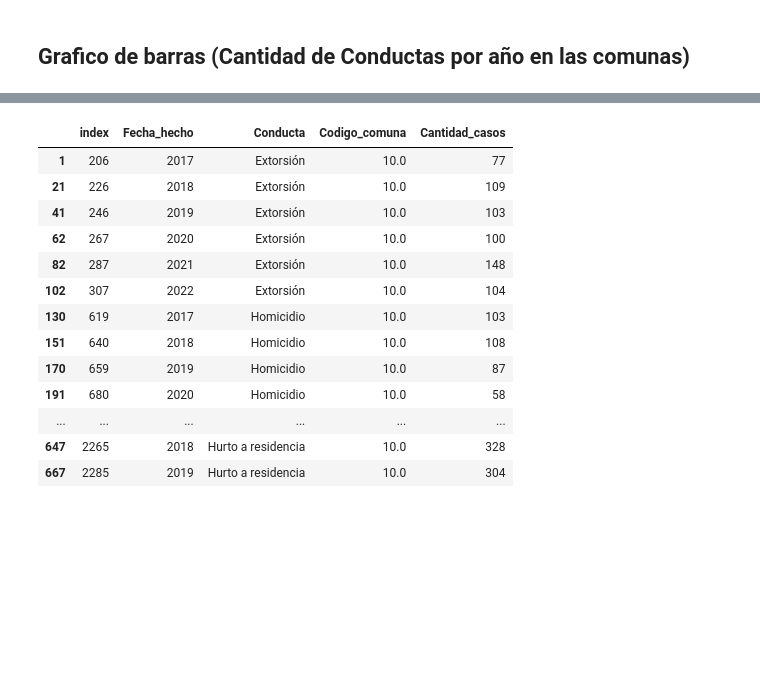
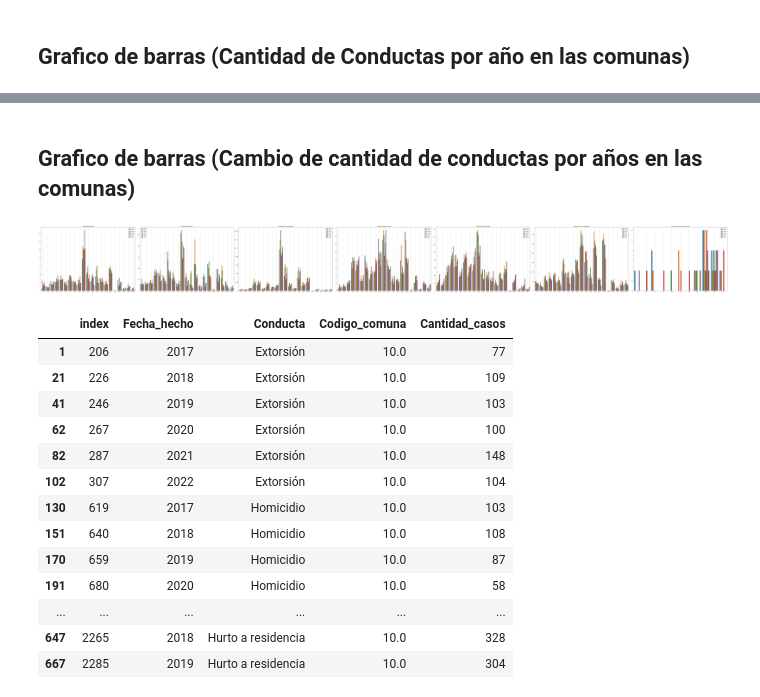
Before and after one commit to DanielNietoMora8/Hackaton_IUPB_eq05, a Jupyter notebook: CodeDatosHurtos.ipynb, the cells around one changed output, grey strips where cells are left out. Drawn from its saved outputs; the diff is of its cells as text; code cells hidden in the pictures; blank space fills up the shorter version.

```diff
--- a/CodeDatosHurtos.ipynb
+++ b/CodeDatosHurtos.ipynb
@@ -85,6 +85,28 @@ plt.savefig('Gráficos de Barras para Conductas (2017-2022).jpg', dpi = 300, tra
 plt.show()
 # %% [output]
 [figure]
+# %% [markdown]
+## Grafico de barras (Cambio de cantidad de conductas por años en las comunas)
+# %%
+aray_Fecha_hecho = pd.unique(df_2017_2022["Fecha_hecho"])
+# %%
+plt.figure(figsize = (100,10))
+
+
+for n,i in enumerate(pd.unique(df_2017_2022['Conducta'])):
+    plt.subplot(1,7, n + 1)
+    data = df_2017_2022[(df_2017_2022.Conducta == i) & (df_2017_2022.Fecha_hecho.isin(aray_Fecha_hecho))]
+    sns.barplot(data = data, x = 'Codigo_comuna', y = 'Cantidad_casos' ,hue = 'Fecha_hecho')
+    plt.title(f"Conducta {i}")
+    plt.xlabel('')
+    plt.ylabel('')
+    plt.grid(axis = "x")
+    #plt.xticks(rotation=90)
+    plt.tight_layout()
+plt.savefig('Gráficos de Barras para Conductas (2017-2022).jpg', dpi = 300, transparent=True)
+plt.show()
+# %% [output]
+[figure, added]
 # %%
 df_2017_2022[df_2017_2022['Codigo_comuna'] == 10.0]
 # %% [output]
```
